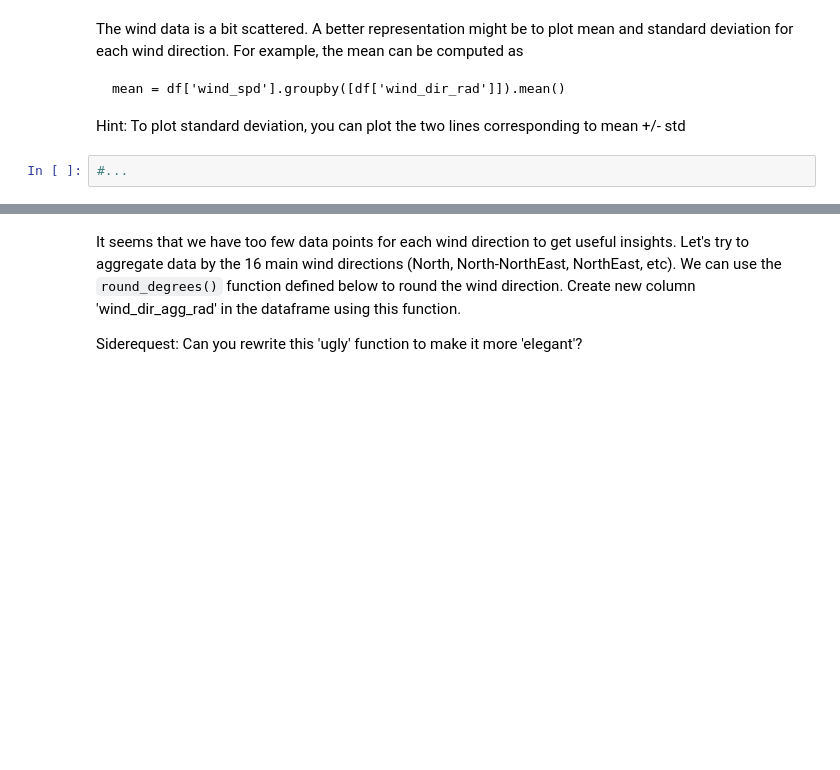
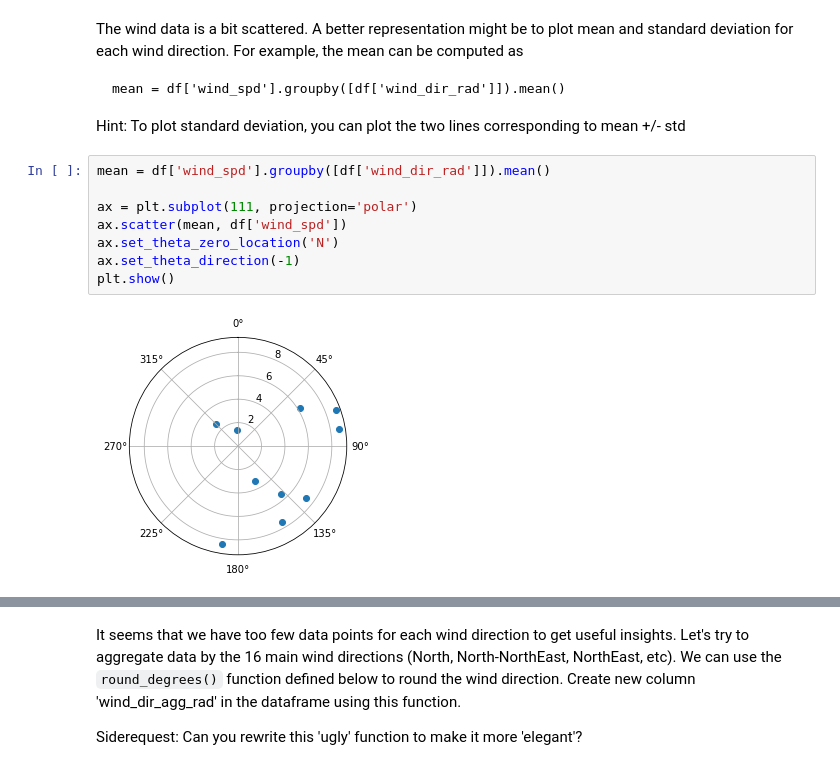
Before and after one commit to QingZheng1212/BA, a Jupyter notebook: Week 1/Part 2 - Weather .ipynb, the cells around one changed output, grey strips where cells are left out. Drawn from its saved outputs; the diff is of its cells as text; blank space fills up the shorter version.

````diff
--- a/Week 1/Part 2 - Weather .ipynb
+++ b/Week 1/Part 2 - Weather .ipynb
@@ -370,5 +385,13 @@ mean = df['wind_spd'].groupby([df['wind_dir_rad']]).mean()
 ```
 
 Hint: To plot standard deviation, you can plot the two lines corresponding to mean +/- std
-# %%
-#...
+# %%
+mean = df['wind_spd'].groupby([df['wind_dir_rad']]).mean()
+
+ax = plt.subplot(111, projection='polar')
+ax.scatter(mean, df['wind_spd'])
+ax.set_theta_zero_location('N')
+ax.set_theta_direction(-1)
+plt.show()
+# %% [output]
+[figure, added]
````
Also changed, not shown: parts of 6 cells of this notebook, 1 other file.
